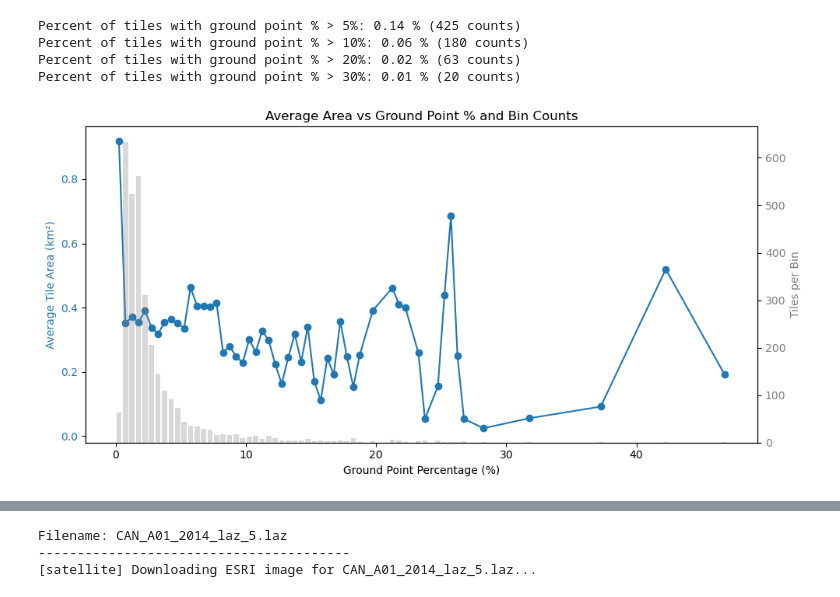
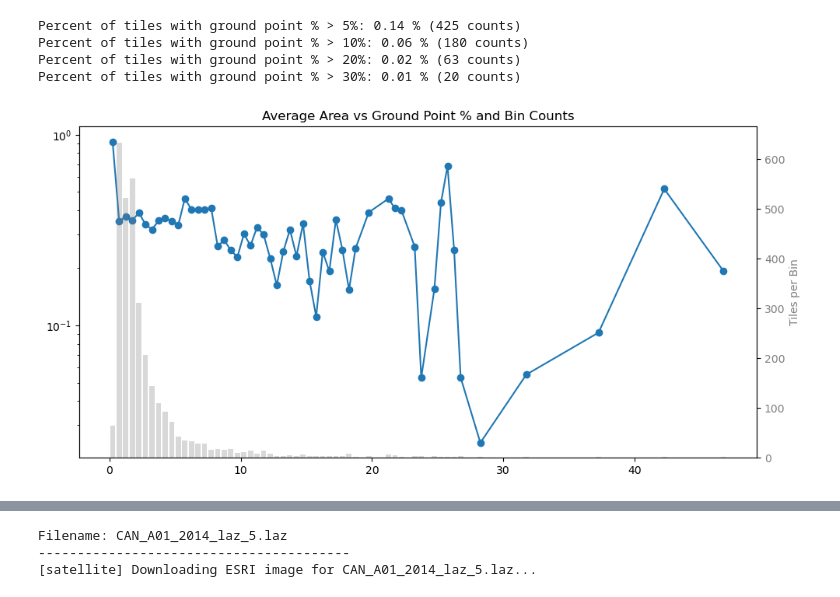
Before and after one commit to seamusbarnes/openai_to_z, a Jupyter notebook: scratch/analyse_metadata.ipynb, the cells around one changed output, grey strips where cells are left out. Cells and saved outputs as stored; diff of their text form; code cells hidden in the pictures.

```diff
--- a/scratch/analyse_metadata.ipynb
+++ b/scratch/analyse_metadata.ipynb
@@ -137,36 +137,38 @@ bins = np.arange(0, 100 + bin_width, bin_width)
 bin_labels = bins[:-1] + bin_width / 2
 
 # Digitize the ground_pct_percent into bins
 df["ground_pct_bin"] = np.digitize(df["ground_pct_percent"], bins) - 1  # bin indices
 
 # Compute average area per bin
 mean_areas = df.groupby("ground_pct_bin")["tile_area_m2"].mean()
 counts = df.groupby("ground_pct_bin")["tile_area_m2"].count()
 
 # Remove bins with no data (NaNs)
 valid = ~mean_areas.isna() & (counts > 1)  # At least 2 tiles per bin to smooth plot (optional)
 mean_areas = mean_areas[valid]
 bin_labels_valid = bin_labels[mean_areas.index]
 
 fig, ax1 = plt.subplots(figsize=(10, 5))
 
 # Bar plot for counts (secondary axis)
 color = 'tab:gray'
 ax2 = ax1.twinx()
 ax2.bar(bin_labels_valid, counts[mean_areas.index],
         width=bin_width*0.8, alpha=0.3, color=color, label="N tiles (bin count)")
 ax2.set_ylabel('Tiles per Bin', color=color)
 ax2.tick_params(axis='y', labelcolor=color)
+ax1.plot(bin_labels_valid[valid_bins], mean_areas[valid_bins]*1e-6, marker='o', color='tab:blue')
+ax1.set_yscale('log')
 
 # Line plot for mean area
-color = 'tab:blue'
-ax1.plot(bin_labels_valid, mean_areas*1e-6, marker='o', color=color, label="Avg area per bin")
-ax1.set_xlabel('Ground Point Percentage (%)')
-ax1.set_ylabel('Average Tile Area (km²)', color=color)
-ax1.tick_params(axis='y', labelcolor=color)
+# color = 'tab:blue'
+# ax1.plot(bin_labels_valid, mean_areas*1e-6, marker='o', color=color, label="Avg area per bin")
+# ax1.set_xlabel('Ground Point Percentage (%)')
+# ax1.set_ylabel('Average Tile Area (km²)', color=color)
+# ax1.tick_params(axis='y', labelcolor=color)
 
 plt.title('Average Area vs Ground Point % and Bin Counts')
 fig.tight_layout()
 plt.show()
 # %% [output]
-[figure, old version]
+[figure, new version]
```
Also changed, not shown: parts of 6 cells of this notebook, 2 other files.
